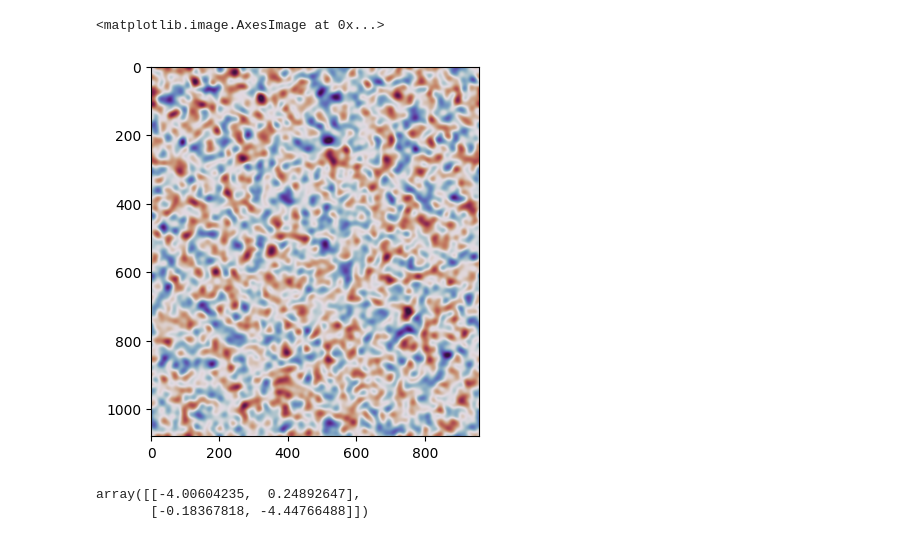
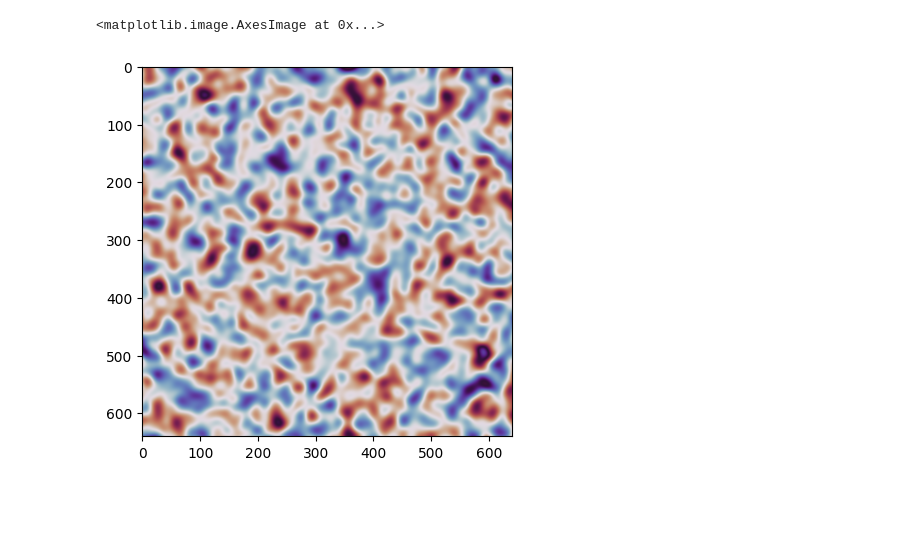
Before and after one commit to marcsgil/random_phase_measurements, a Jupyter notebook: tomography.ipynb, the cells around one changed output. Saved outputs shown, nothing was run; the diff lists cells and outputs as text; code cells hidden in the pictures; blank space fills up the shorter version.

```diff
--- a/tomography.ipynb
+++ b/tomography.ipynb
@@ -65,8 +58,19 @@ def fourier_transform(mode):
 # %%
 slm = slmcontrol.SLMDisplay(host="localhost")
-target_shape = (slm.height, slm.width // 2)
-_xs = np.arange(target_shape[1])
-_ys = np.arange(target_shape[0])
+Ny, Nx = slm.height, slm.width // 2
+
+
+with h5py.File("calibration/calibration.h5") as f:
+    A_direct = f["A_direct"][:]
+    t_direct = f["t_direct"][:]
+    A_fourier = f["A_fourier"][:]
+    t_fourier = f["t_fourier"][:]
+    roi_direct = f["roi_direct"][:]
+    roi_fourier = f["roi_fourier"][:]
+    SIZE = f["SIZE"][()]
+
+_xs = np.arange(SIZE) - SIZE // 2
+_ys = np.arange(SIZE) - SIZE // 2
 xs, ys = np.meshgrid(_xs, _ys)
 # %%
 camera_direct = ImagingSourceCamera()
@@ -86,5 +77,0 @@ u_fourier, p_fourier = polar(A_fourier)
-# %%
-holo = np.zeros((slm.height, slm.width), dtype=np.uint8)
-slm.updateArray(holo)
-bg_direct = camera_direct.capture().mean()
-bg_fourier = camera_fourier.capture().mean()
@@ -91,18 +96,15 @@ bg_fourier = camera_fourier.capture().mean()
 # %%
-amplitude = 2**25
-sigma = 0.5 / 2 / np.pi
+amplitude = 2
+
+sigma = 0.08
 
 phase_mask = fourier_phase_screen(slm.height, slm.width // 2, amplitude=amplitude, sigma=sigma)
 phase_transformation = np.exp(1j * phase_mask)
-rotated_phase_transformation = affine_transform(phase_transformation, inv(u_direct))
+cropped_phase_mask = crop_center(phase_mask, SIZE)
+cropped_phase_transformation = np.exp(1j * cropped_phase_mask)
 
-plt.imshow(np.angle(phase_transformation), cmap="twilight")
+plt.imshow(cropped_phase_mask, cmap="twilight")
 # %% [output]
 <matplotlib.image.AxesImage at 0x...>
-[figure, old version]
+[figure, new version]
-# %%
-A_fourier
-# %% [output]
-array([[-4.00604235,  0.24892647],
-       [-0.18367818, -4.44766488]])
 # %%
```
Also changed, not shown: parts of 22 cells of this notebook, 5 other files.
